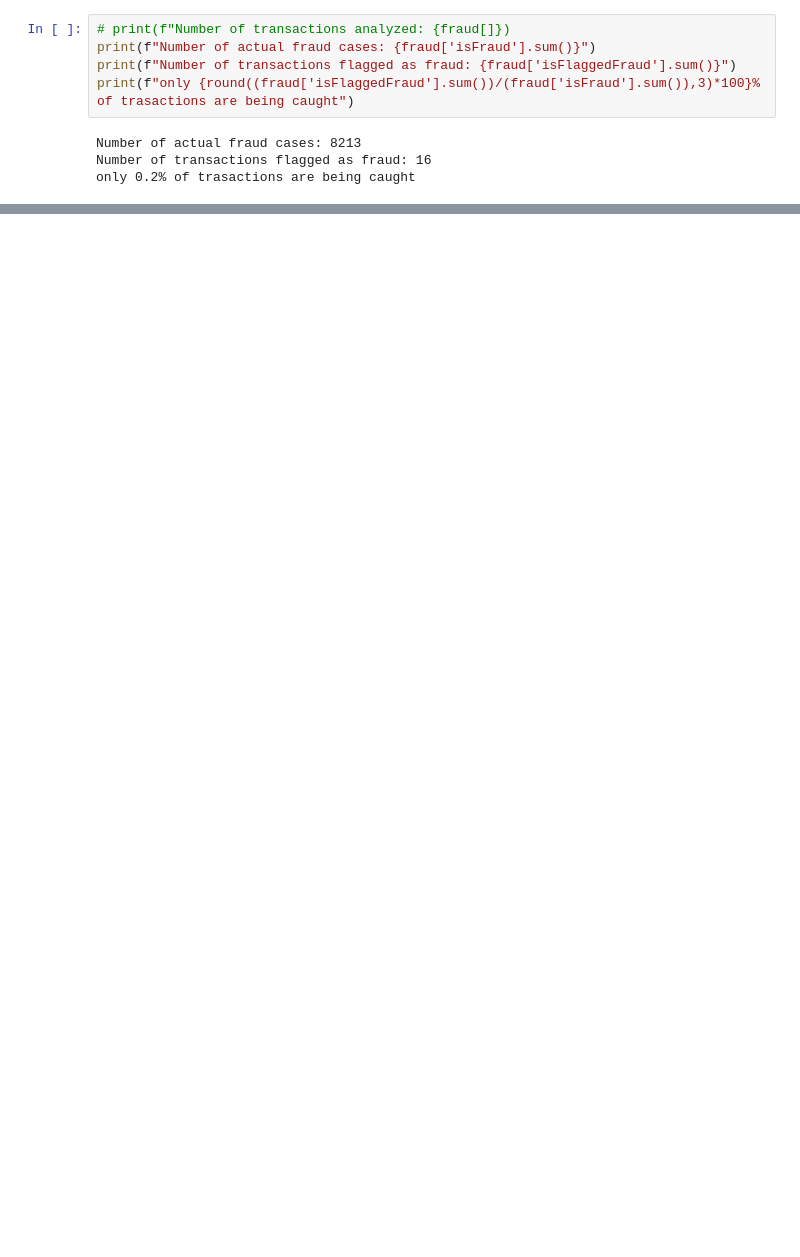
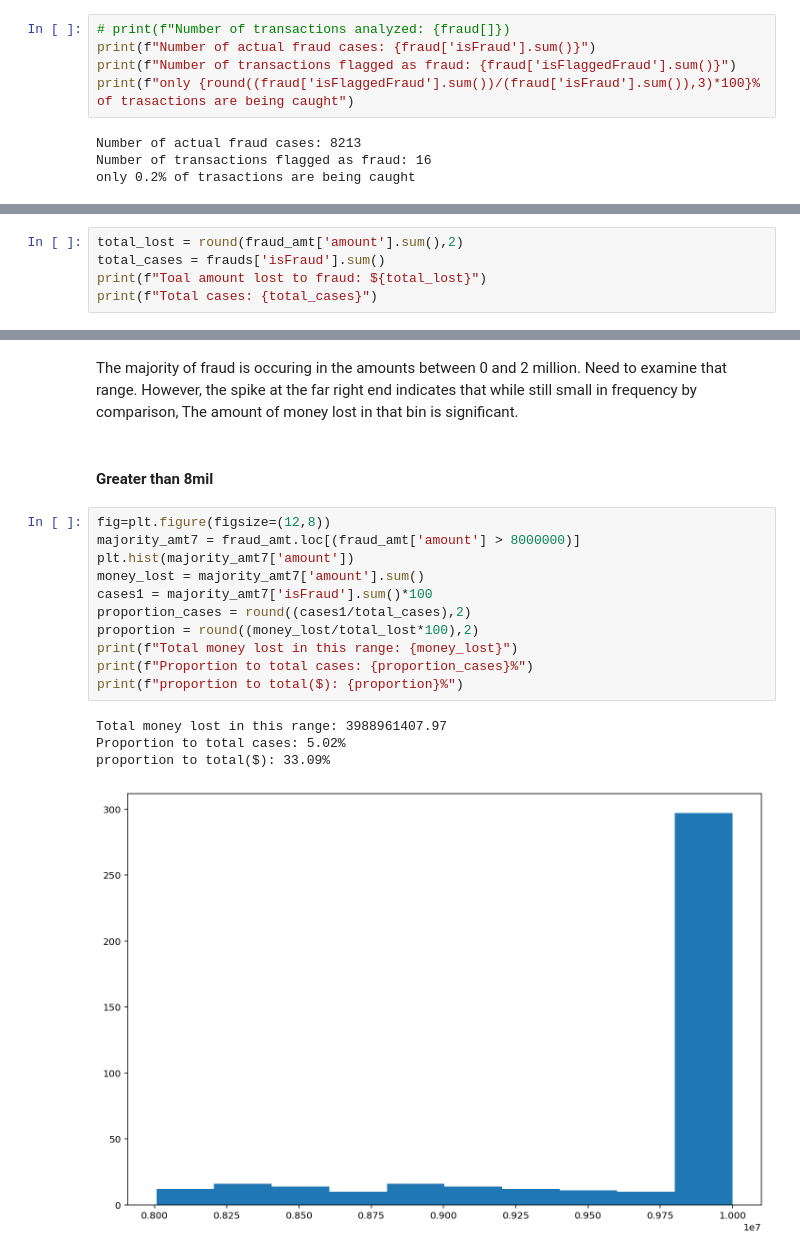
Before and after one commit to DigitalBuddha42/credit_card_fraud_detection, a Jupyter notebook: fraud_analysis.ipynb, the cells around one changed output, grey strips where cells are left out. Saved outputs shown, nothing was run; the diff lists cells and outputs as text; blank space fills up the shorter version.

```diff
--- a/fraud_analysis.ipynb
+++ b/fraud_analysis.ipynb
@@ -120,0 +146,5 @@ only 0.2% of trasactions are being caught
+# %%
+total_lost = round(fraud_amt['amount'].sum(),2)
+total_cases = frauds['isFraud'].sum()
+print(f"Toal amount lost to fraud: ${total_lost}")
+print(f"Total cases: {total_cases}")
@@ -120,0 +170,20 @@ only 0.2% of trasactions are being caught
+# %% [markdown]
+The majority of fraud is occuring in the amounts between 0 and 2 million.  Need to examine that range.  However, the spike at the far right end indicates that while still small in frequency by comparison, The amount of money lost in that bin is significant.
+# %% [markdown]
+#### Greater than 8mil
+# %%
+fig=plt.figure(figsize=(12,8))
+majority_amt7 = fraud_amt.loc[(fraud_amt['amount'] > 8000000)]
+plt.hist(majority_amt7['amount'])
+money_lost = majority_amt7['amount'].sum()
+cases1 = majority_amt7['isFraud'].sum()*100
+proportion_cases = round((cases1/total_cases),2)
+proportion = round((money_lost/total_lost*100),2)
+print(f"Total money lost in this range: {money_lost}")
+print(f"Proportion to total cases: {proportion_cases}%")
+print(f"proportion to total($): {proportion}%")
+# %% [output]
+Total money lost in this range: 3988961407.97
+Proportion to total cases: 5.02%
+proportion to total($): 33.09%
+[figure, added]
```
Also changed, not shown: parts of 21 cells of this notebook.
